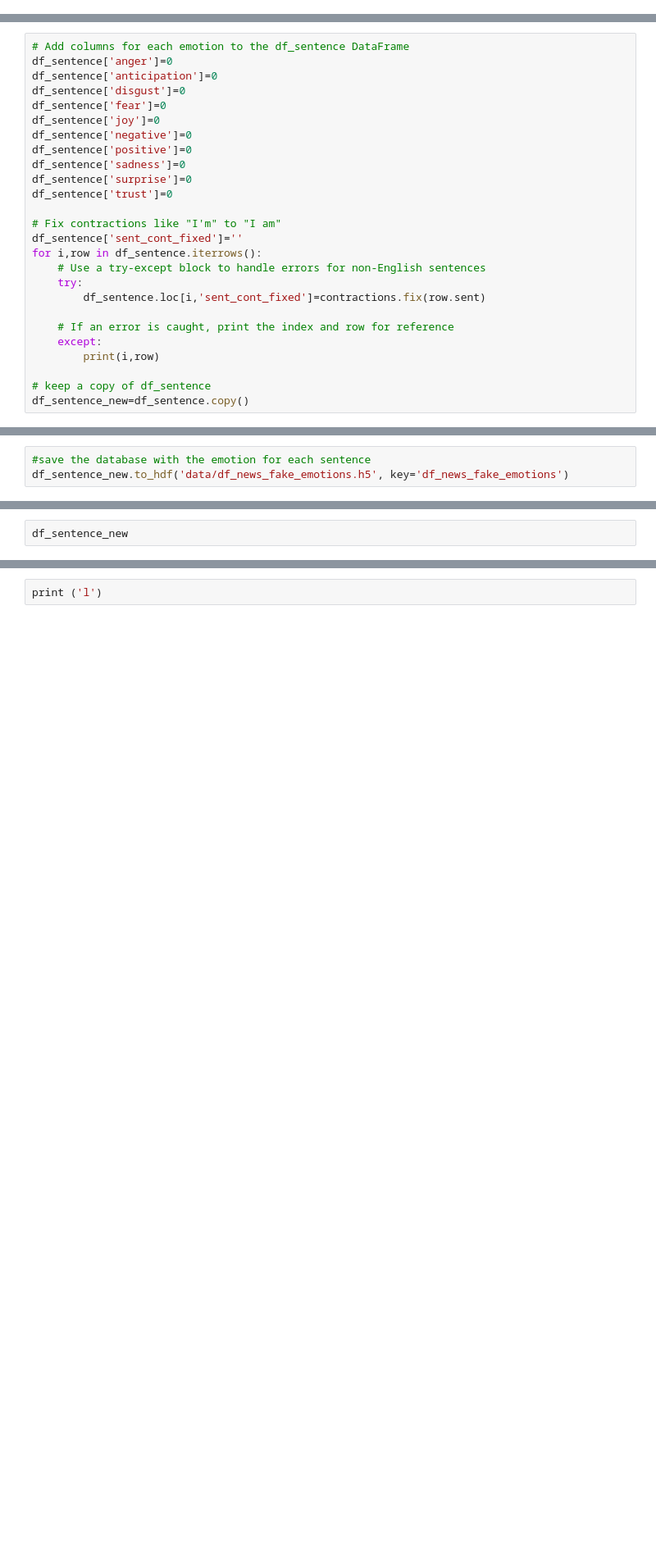
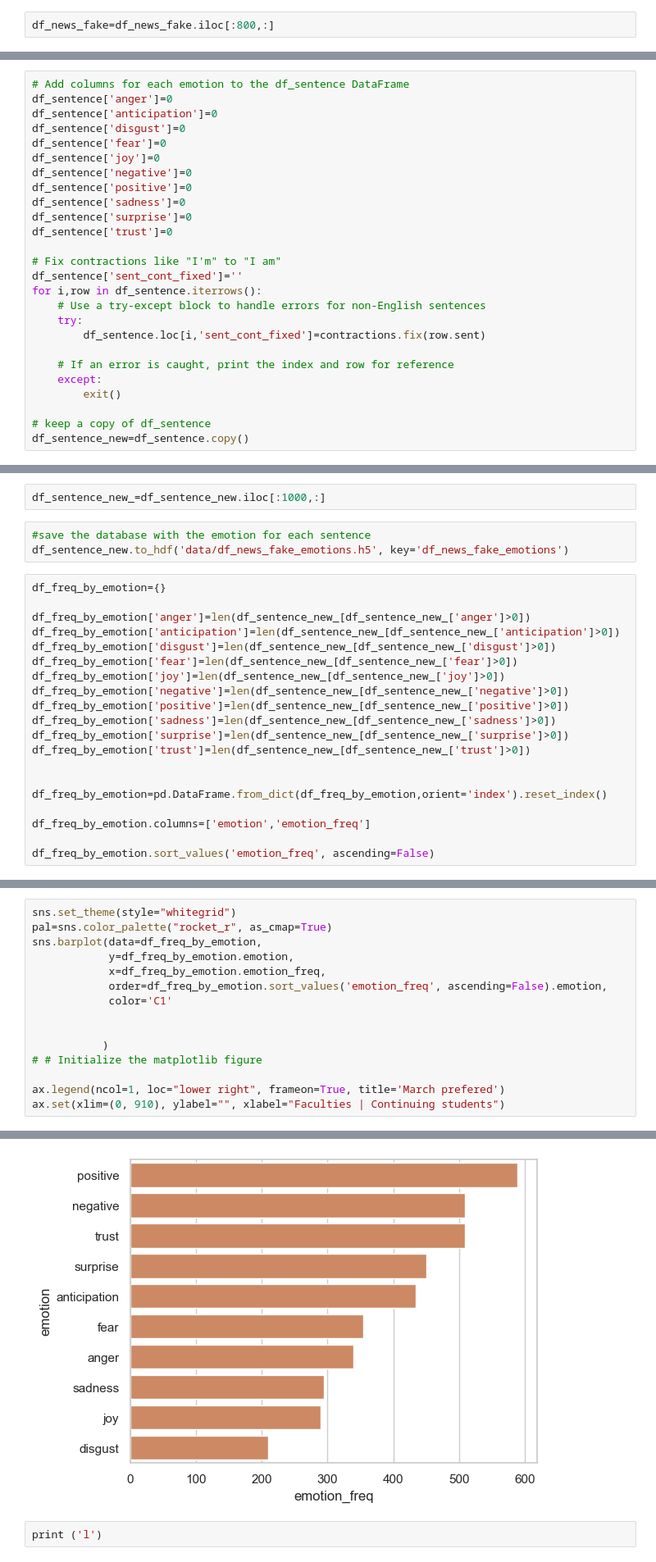
Before and after one commit to Fuzzy-sh/CANIS-Hackathon, a Jupyter notebook: hackaton_emotion_analysis_Fake.ipynb, the cells around one changed output, grey strips where cells are left out. Shown: that part at 82% size. Cells and saved outputs as stored; diff of their text form; blank space fills up the shorter version.

```diff
--- a/hackaton_emotion_analysis_Fake.ipynb
+++ b/hackaton_emotion_analysis_Fake.ipynb
@@ -56,6 +60,8 @@ pd.options.display.max_seq_items = 2000
 df_news_true=pd.read_csv('data/DataSet_Misinfo_TRUE.csv',index_col=False)
 df_news_fake=pd.read_csv('data/DataSet_Misinfo_FAKE.csv')
 df_news_rpsub=pd.read_csv('data/EXTRA_RussianPropagandaSubset.csv')
+# %%
+df_news_fake=df_news_fake.iloc[:800,:]
 # %%
 # Separate each paragraph into sentences using nltk.sent_tokenize
 df_sentences=pd.DataFrame(columns=['sent'])
@@ -107,7 +129,7 @@ for i,row in df_sentence.iterrows():
 
     # If an error is caught, print the index and row for reference
     except:
-        print(i,row)
+        exit()
 
 # keep a copy of df_sentence
 df_sentence_new=df_sentence.copy()
@@ -143,3 +143,25 @@ for i,row in tqdm_notebook(df_sentence_new.iterrows()):
+# %%
+df_sentence_new_=df_sentence_new.iloc[:1000,:]
 # %%
 #save the database with the emotion for each sentence
 df_sentence_new.to_hdf('data/df_news_fake_emotions.h5', key='df_news_fake_emotions')
+# %%
+df_freq_by_emotion={}
+
+df_freq_by_emotion['anger']=len(df_sentence_new_[df_sentence_new_['anger']>0])
+df_freq_by_emotion['anticipation']=len(df_sentence_new_[df_sentence_new_['anticipation']>0])
+df_freq_by_emotion['disgust']=len(df_sentence_new_[df_sentence_new_['disgust']>0])
+df_freq_by_emotion['fear']=len(df_sentence_new_[df_sentence_new_['fear']>0])
+df_freq_by_emotion['joy']=len(df_sentence_new_[df_sentence_new_['joy']>0])
+df_freq_by_emotion['negative']=len(df_sentence_new_[df_sentence_new_['negative']>0])
+df_freq_by_emotion['positive']=len(df_sentence_new_[df_sentence_new_['positive']>0])
+df_freq_by_emotion['sadness']=len(df_sentence_new_[df_sentence_new_['sadness']>0])
+df_freq_by_emotion['surprise']=len(df_sentence_new_[df_sentence_new_['surprise']>0])
+df_freq_by_emotion['trust']=len(df_sentence_new_[df_sentence_new_['trust']>0])
+
+
+df_freq_by_emotion=pd.DataFrame.from_dict(df_freq_by_emotion,orient='index').reset_index()
+
+df_freq_by_emotion.columns=['emotion','emotion_freq']
+
+df_freq_by_emotion.sort_values('emotion_freq', ascending=False)
@@ -146,2 +180,16 @@ df_sentence_new.to_hdf('data/df_news_fake_emotions.h5', key='df_news_fake_emotio
 # %%
-df_sentence_new
+sns.set_theme(style="whitegrid")
+pal=sns.color_palette("rocket_r", as_cmap=True)
+sns.barplot(data=df_freq_by_emotion,
+            y=df_freq_by_emotion.emotion,
+            x=df_freq_by_emotion.emotion_freq,
+            order=df_freq_by_emotion.sort_values('emotion_freq', ascending=False).emotion,
+            color='C1'
+
+
+           )
+# # Initialize the matplotlib figure
+
+ax.legend(ncol=1, loc="lower right", frameon=True, title='March prefered')
+ax.set(xlim=(0, 910), ylabel="", xlabel="Faculties | Continuing students")
+# %% [output]
@@ -148,2 +200,3 @@ df_sentence_new
+[figure, added]
 # %%
 print ('l')
```
Also changed, not shown: parts of 7 cells of this notebook, 1 other file.
